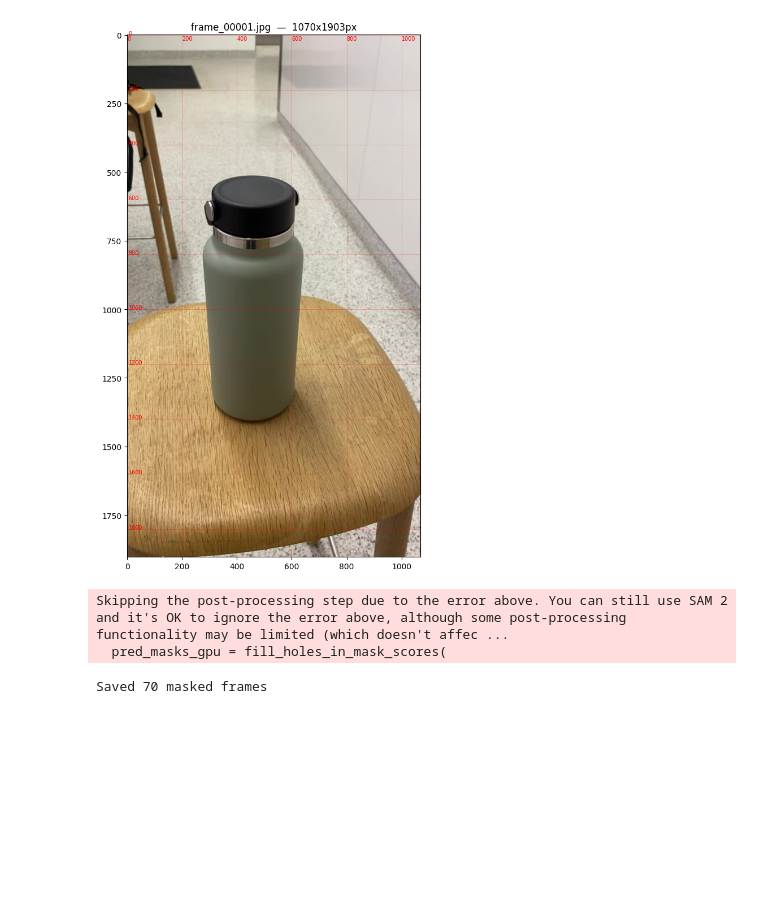
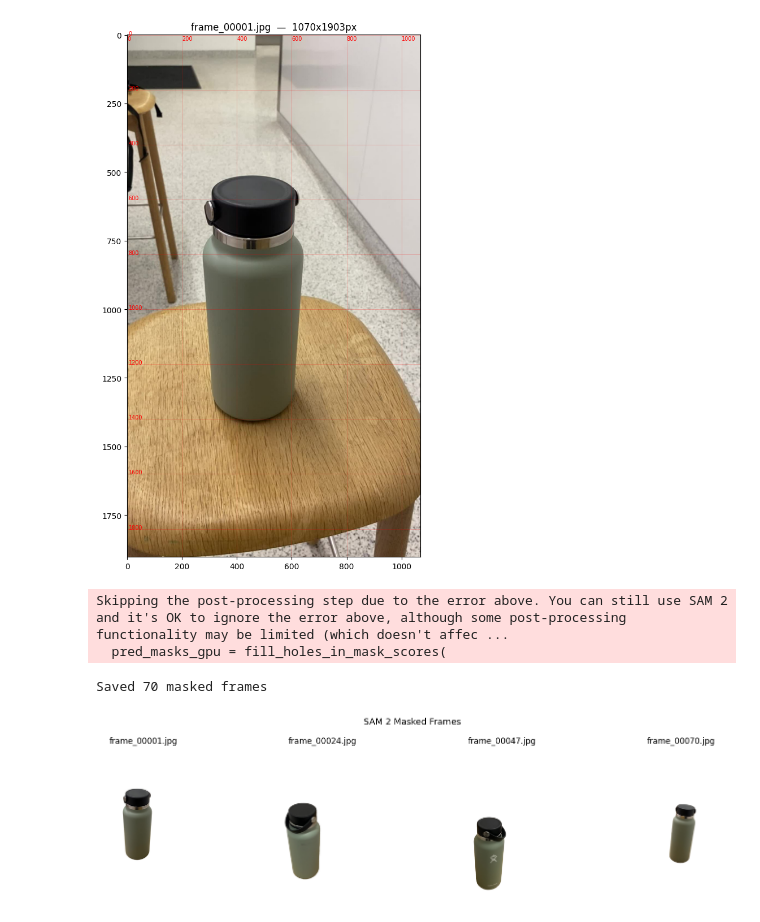
Before and after one commit to manny-serrano/TrueRender, a Jupyter notebook: notebooks/reconstruction.ipynb, the cells around one changed output. Saved outputs shown, nothing was run; the diff lists cells and outputs as text; code cells hidden in the pictures; blank space fills up the shorter version.

```diff
--- a/notebooks/reconstruction.ipynb
+++ b/notebooks/reconstruction.ipynb
@@ -571,3 +571,24 @@ print(f"Saved {len(os.listdir(masked_dir))} masked frames")
 Skipping the post-processing step due to the error above. You can still use SAM 2 and it's OK to ignore the error above, although some post-processing functionality may be limited (which doesn't affec ...
   pred_masks_gpu = fill_holes_in_mask_scores(
 Saved 70 masked frames
+# %%
+# Cell 26 — Preview masked frames
+import matplotlib.pyplot as plt
+import matplotlib.image as mpimg
+import os
+
+masked_dir = "/content/frames_masked"
+frames = sorted(os.listdir(masked_dir))
+
+fig, axes = plt.subplots(1, 4, figsize=(16, 4))
+indices = [0, len(frames)//3, 2*len(frames)//3, -1]
+for ax, i in zip(axes, indices):
+    img = mpimg.imread(f"{masked_dir}/{frames[i]}")
+    ax.imshow(img)
+    ax.set_title(frames[i])
+    ax.axis("off")
+plt.suptitle("SAM 2 Masked Frames", fontsize=13)
+plt.tight_layout()
+plt.show()
+# %% [output]
+[figure, added]
```
